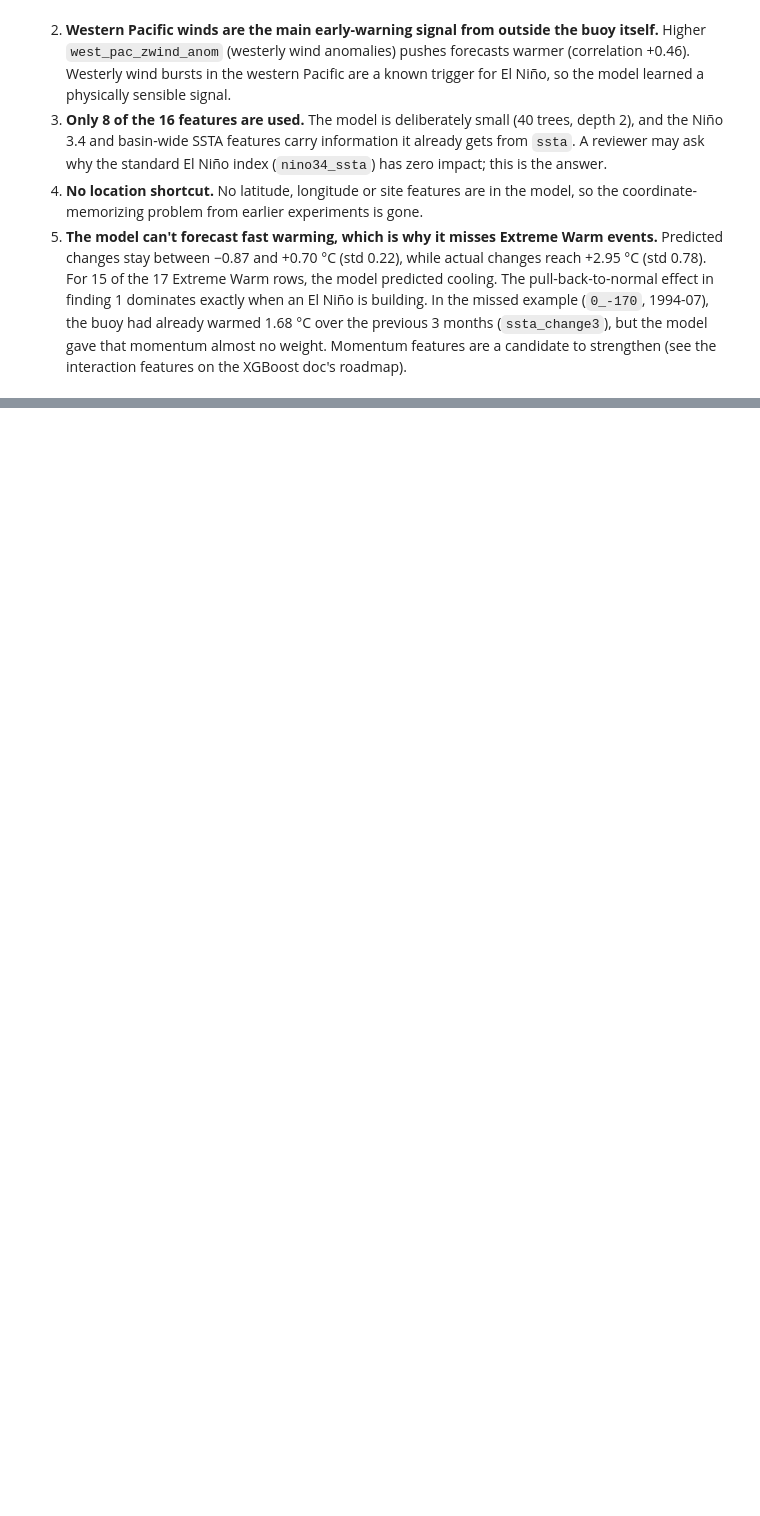
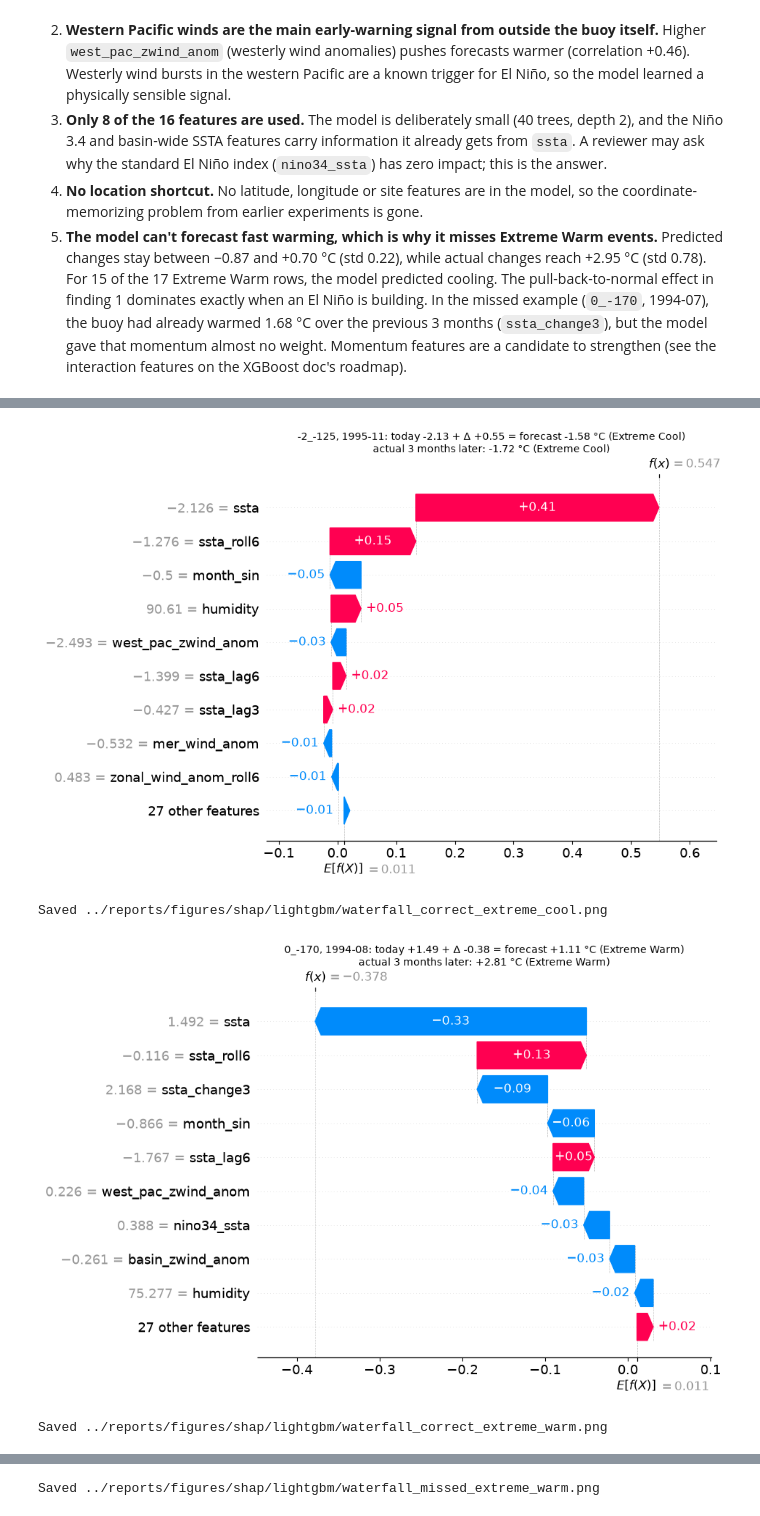
Before and after one commit to Break-Through-Tech/AWS-1A-climate-risk-modeling-for-supply-chain-resiliency, a Jupyter notebook: notebooks/model_explainability.ipynb, the cells around one changed output, grey strips where cells are left out. Drawn from its saved outputs; the diff is of its cells as text; code cells hidden in the pictures; blank space fills up the shorter version.

```diff
--- a/notebooks/model_explainability.ipynb
+++ b/notebooks/model_explainability.ipynb
@@ -342,0 +420,19 @@ Extreme Warm rows: 17; predicted Δ was negative (cooling) for 15 of them
+# %%
+val["lgbm_pred_delta"] = pred_delta_lgb
+val["lgbm_forecast_ssta"] = val["ssta"] + val["lgbm_pred_delta"]
+val["lgbm_forecast_tier"] = val["lgbm_forecast_ssta"].map(classify_calibrated)
+
+for site_id, ym, file_stem in EXAMPLES:
+    row = val.index[(val["site_id"] == site_id) & (val["ym"] == ym)][0]
+    r = val.loc[row]
+    title = (
+        f"{site_id}, {ym}: today {r['ssta']:+.2f} + Δ {r['lgbm_pred_delta']:+.2f} = forecast {r['lgbm_forecast_ssta']:+.2f} °C "
+        f"({r['lgbm_forecast_tier']})\n"
+        f"actual 3 months later: {r['target_ssta']:+.2f} °C ({r['target_risk']})"
+    )
+    save_waterfall(explanation_lgb, row, model_name="lightgbm", file_stem=file_stem, title=title)
+# %% [output]
+[figure, added]
+Saved ../reports/figures/shap/lightgbm/waterfall_correct_extreme_cool.png
+[figure, added]
+Saved ../reports/figures/shap/lightgbm/waterfall_correct_extreme_warm.png
@@ -342,0 +440 @@ Extreme Warm rows: 17; predicted Δ was negative (cooling) for 15 of them
+Saved ../reports/figures/shap/lightgbm/waterfall_missed_extreme_warm.png
```
Also changed, not shown: parts of 13 cells of this notebook, 10 other files.
